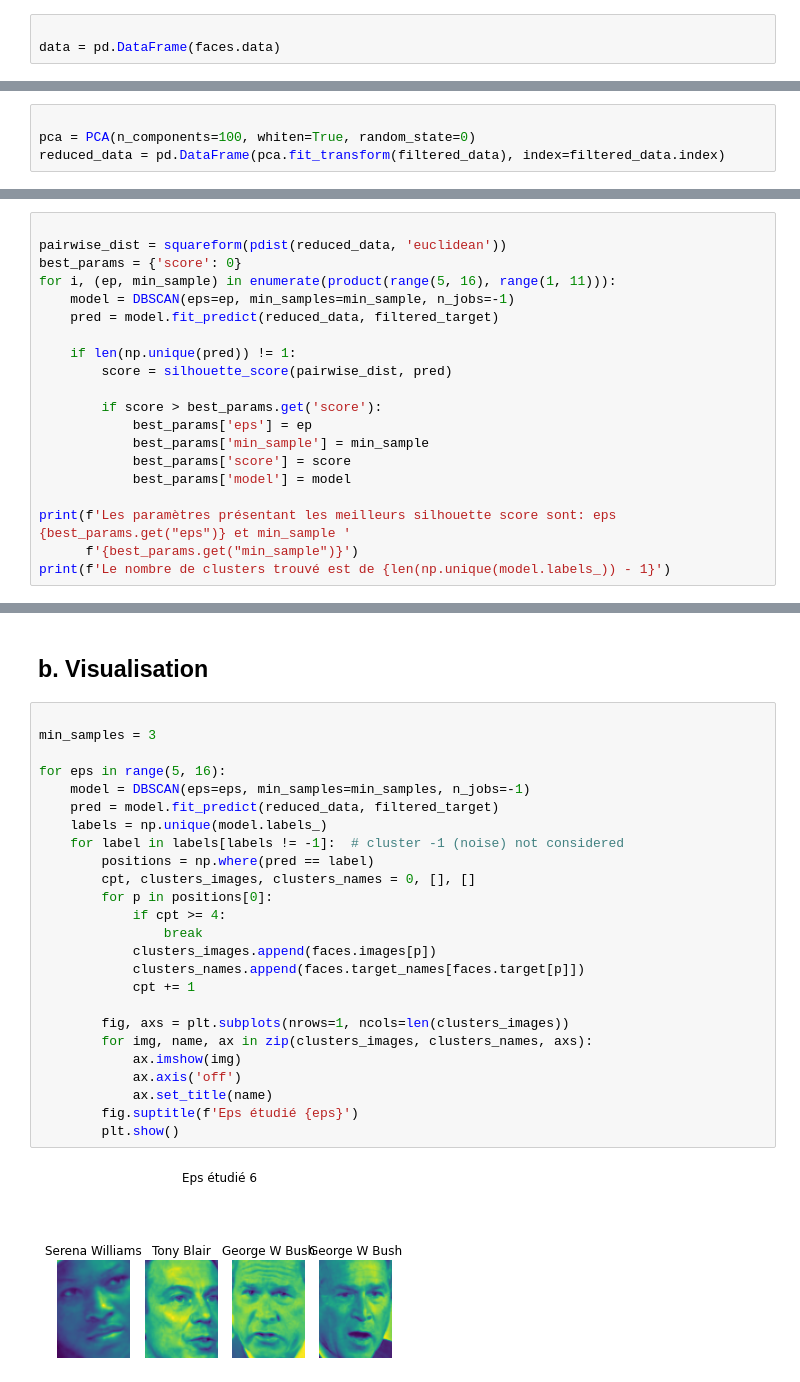
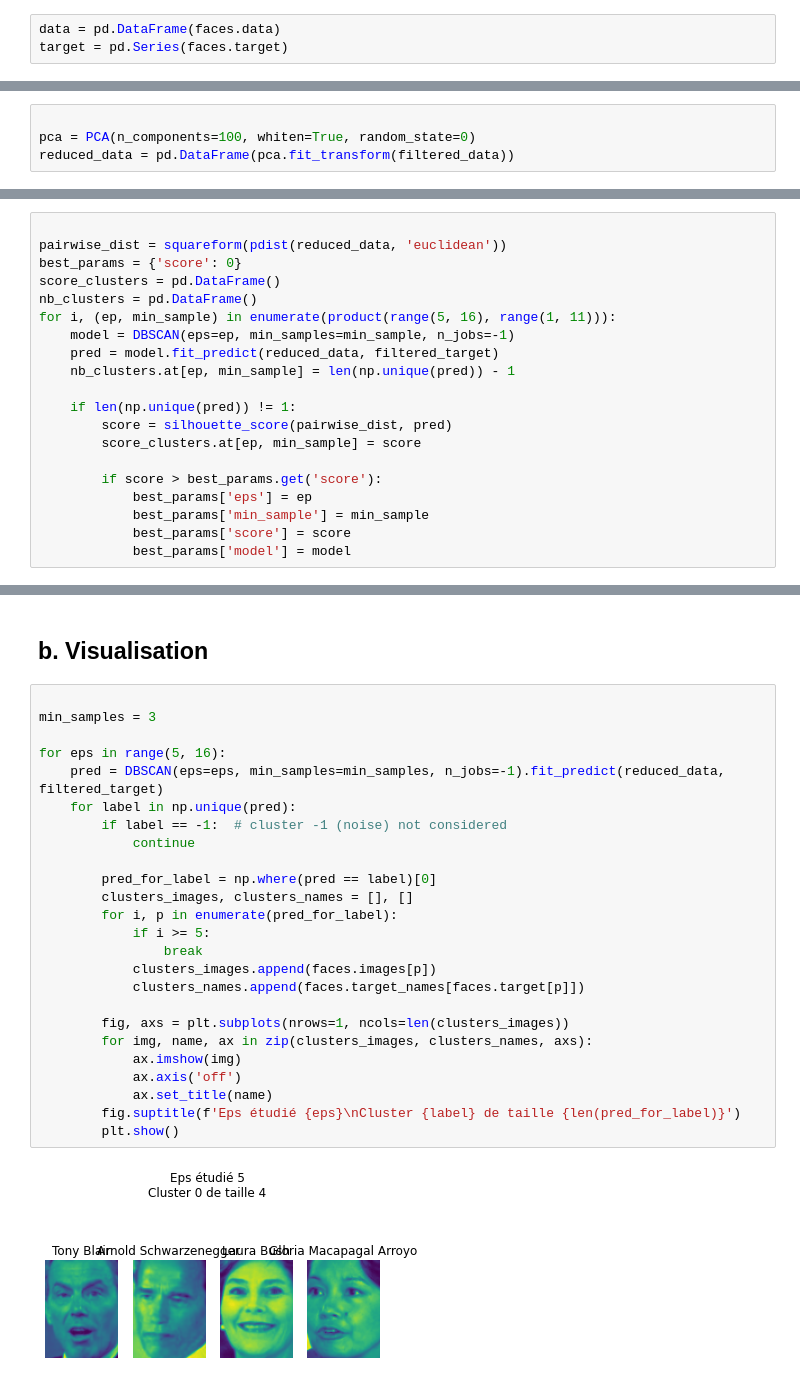
Before and after one commit to AgatheLB/TP4_IFT870, a Jupyter notebook: tp4.ipynb, the cells around one changed output, grey strips where cells are left out. Saved outputs shown, nothing was run; the diff lists cells and outputs as text.

```diff
--- a/tp4.ipynb
+++ b/tp4.ipynb
@@ -71,6 +73,6 @@ for nom, image, ax in zip(faces.target, faces.images, axes.ravel()):
 # %% [markdown]
 # 1. Balancement des données
 # %%
-
 data = pd.DataFrame(faces.data)
+target = pd.Series(faces.target)
 # %%
@@ -95,7 +97,7 @@ filtered_data = filtered_data.T
 # %%
 
 pca = PCA(n_components=100, whiten=True, random_state=0)
-reduced_data = pd.DataFrame(pca.fit_transform(filtered_data), index=filtered_data.index)
+reduced_data = pd.DataFrame(pca.fit_transform(filtered_data))
 # %% [markdown]
 # 3. Analyse avec K-Means
 ## a. Méthode Elbow
@@ -139,19 +160,19 @@ plt.show()
 
 pairwise_dist = squareform(pdist(reduced_data, 'euclidean'))
 best_params = {'score': 0}
+score_clusters = pd.DataFrame()
+nb_clusters = pd.DataFrame()
 for i, (ep, min_sample) in enumerate(product(range(5, 16), range(1, 11))):
     model = DBSCAN(eps=ep, min_samples=min_sample, n_jobs=-1)
     pred = model.fit_predict(reduced_data, filtered_target)
+    nb_clusters.at[ep, min_sample] = len(np.unique(pred)) - 1
 
     if len(np.unique(pred)) != 1:
         score = silhouette_score(pairwise_dist, pred)
+        score_clusters.at[ep, min_sample] = score
 
         if score > best_params.get('score'):
             best_params['eps'] = ep
             best_params['min_sample'] = min_sample
             best_params['score'] = score
             best_params['model'] = model
-
-print(f'Les paramètres présentant les meilleurs silhouette score sont: eps {best_params.get("eps")} et min_sample '
-      f'{best_params.get("min_sample")}')
-print(f'Le nombre de clusters trouvé est de {len(np.unique(model.labels_)) - 1}')
@@ -163,27 +230,27 @@ Le nombre de clusters trouvé est de 1
 # %%
 
 min_samples = 3
 
 for eps in range(5, 16):
-    model = DBSCAN(eps=eps, min_samples=min_samples, n_jobs=-1)
-    pred = model.fit_predict(reduced_data, filtered_target)
-    labels = np.unique(model.labels_)
-    for label in labels[labels != -1]:  # cluster -1 (noise) not considered
-        positions = np.where(pred == label)
-        cpt, clusters_images, clusters_names = 0, [], []
-        for p in positions[0]:
-            if cpt >= 4:
+    pred = DBSCAN(eps=eps, min_samples=min_samples, n_jobs=-1).fit_predict(reduced_data, filtered_target)
+    for label in np.unique(pred):
+        if label == -1:  # cluster -1 (noise) not considered
+            continue
+
+        pred_for_label = np.where(pred == label)[0]
+        clusters_images, clusters_names = [], []
+        for i, p in enumerate(pred_for_label):
+            if i >= 5:
                 break
             clusters_images.append(faces.images[p])
             clusters_names.append(faces.target_names[faces.target[p]])
-            cpt += 1
 
         fig, axs = plt.subplots(nrows=1, ncols=len(clusters_images))
         for img, name, ax in zip(clusters_images, clusters_names, axs):
             ax.imshow(img)
             ax.axis('off')
             ax.set_title(name)
-        fig.suptitle(f'Eps étudié {eps}')
+        fig.suptitle(f'Eps étudié {eps}\nCluster {label} de taille {len(pred_for_label)}')
         plt.show()
 # %% [output]
-[figure, old version]
+[figure, new version]
```
Also changed, not shown: parts of 16 cells of this notebook, 1 other file.
